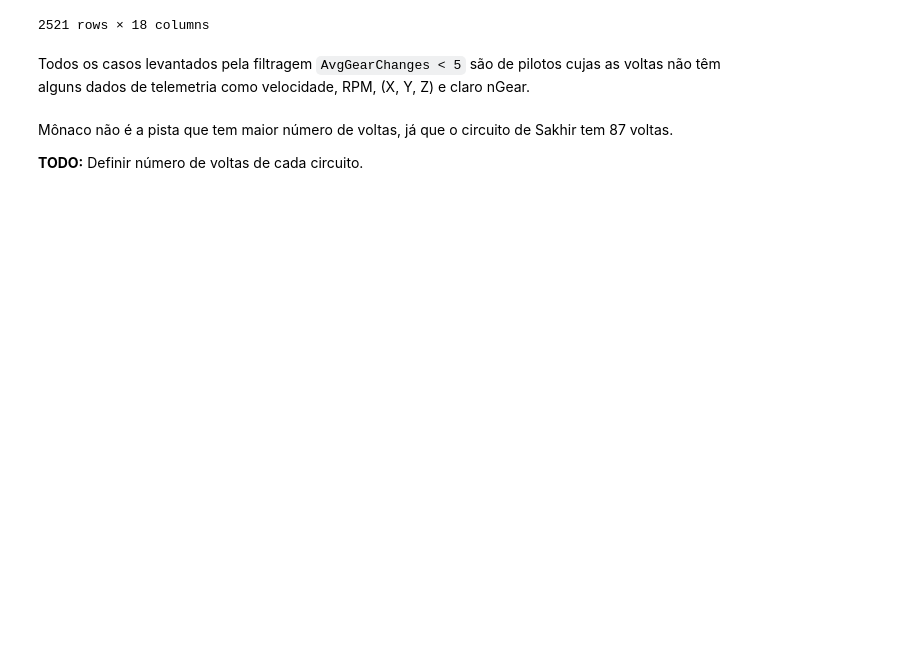
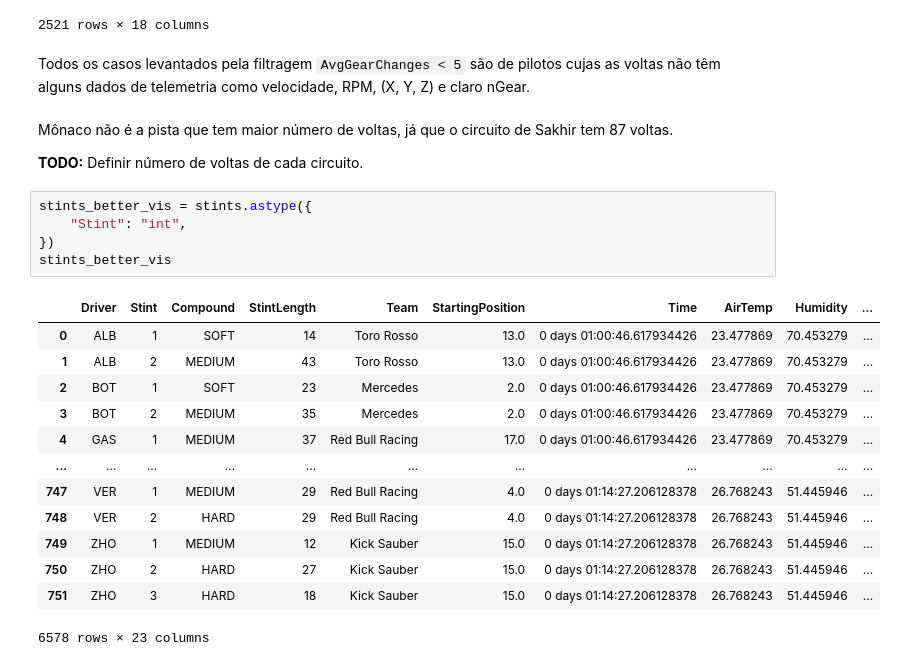
Before and after one commit to Rafa-Russo/race-engineer, a Jupyter notebook: experiments/dataset.ipynb, the cells around one changed output. Drawn from its saved outputs; the diff is of its cells as text; blank space fills up the shorter version.

Commit message:
better structure and improvements

```diff
--- a/experiments/dataset.ipynb
+++ b/experiments/dataset.ipynb
@@ -865,3 +544,22 @@ Todos os casos levantados pela filtragem `AvgGearChanges < 5` são de pilotos cu
 Mônaco não é a pista que tem maior número de voltas, já que o circuito de Sakhir tem 87 voltas.
 
 **TODO:** Definir número de voltas de cada circuito.
+# %%
+stints_better_vis = stints.astype({
+    "Stint": "int",
+})
+stints_better_vis
+# %% [output]
+|  | Driver | Stint | Compound | StintLength | Team | StartingPosition | Time | AirTemp | Humidity | ... |
+| 0 | ALB | 1 | SOFT | 14 | Toro Rosso | 13.0 | 0 days 01:00:46.617934426 | 23.477869 | 70.453279 | ... |
+| 1 | ALB | 2 | MEDIUM | 43 | Toro Rosso | 13.0 | 0 days 01:00:46.617934426 | 23.477869 | 70.453279 | ... |
+| 2 | BOT | 1 | SOFT | 23 | Mercedes | 2.0 | 0 days 01:00:46.617934426 | 23.477869 | 70.453279 | ... |
+| 3 | BOT | 2 | MEDIUM | 35 | Mercedes | 2.0 | 0 days 01:00:46.617934426 | 23.477869 | 70.453279 | ... |
+| 4 | GAS | 1 | MEDIUM | 37 | Red Bull Racing | 17.0 | 0 days 01:00:46.617934426 | 23.477869 | 70.453279 | ... |
+| ... | ... | ... | ... | ... | ... | ... | ... | ... | ... | ... |
+| 747 | VER | 1 | MEDIUM | 29 | Red Bull Racing | 4.0 | 0 days 01:14:27.206128378 | 26.768243 | 51.445946 | ... |
+| 748 | VER | 2 | HARD | 29 | Red Bull Racing | 4.0 | 0 days 01:14:27.206128378 | 26.768243 | 51.445946 | ... |
+| 749 | ZHO | 1 | MEDIUM | 12 | Kick Sauber | 15.0 | 0 days 01:14:27.206128378 | 26.768243 | 51.445946 | ... |
+| 750 | ZHO | 2 | HARD | 27 | Kick Sauber | 15.0 | 0 days 01:14:27.206128378 | 26.768243 | 51.445946 | ... |
+| 751 | ZHO | 3 | HARD | 18 | Kick Sauber | 15.0 | 0 days 01:14:27.206128378 | 26.768243 | 51.445946 | ... |
+6578 rows × 23 columns
```
Also changed, not shown: parts of 14 cells of this notebook, 3 other files.
